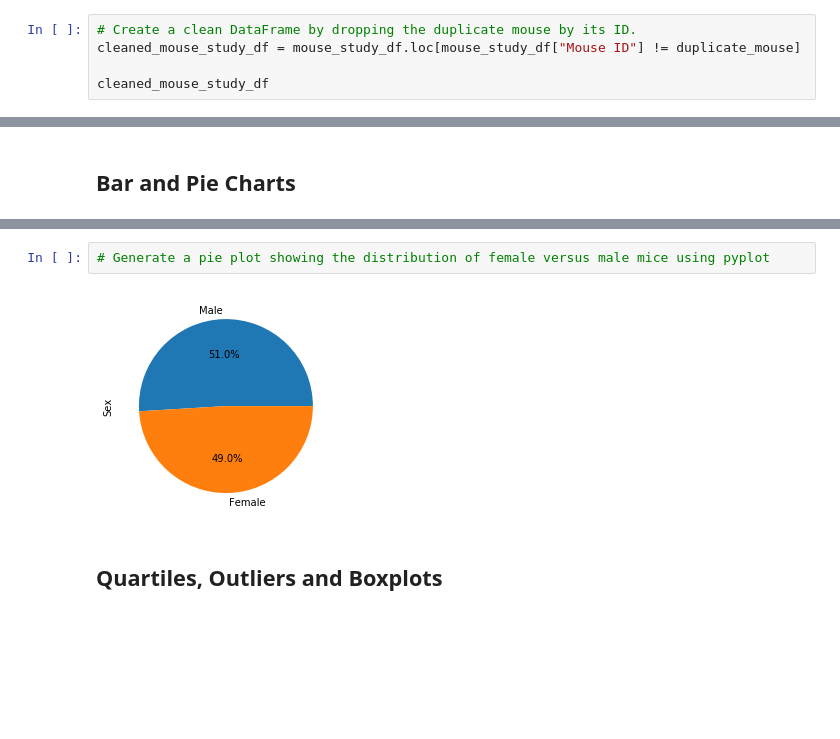
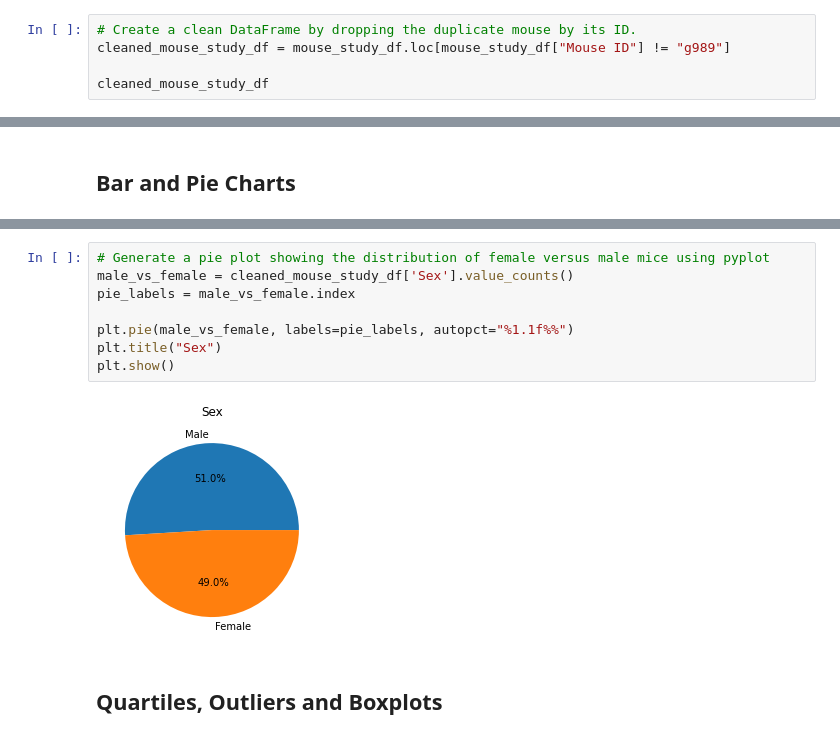
Before and after one commit to atmetz/matplotlib-challenge, a Jupyter notebook: pymaceuticals.ipynb, the cells around one changed output, grey strips where cells are left out. Cells and saved outputs as stored; diff of their text form; blank space fills up the shorter version.

```diff
--- a/pymaceuticals.ipynb
+++ b/pymaceuticals.ipynb
@@ -66,7 +65,7 @@ duplicate_mouse_df.head(15)
 | 1592 | g989 | 35 | 62.570880 | 2 | Propriva | Female | 21 | ... |
 # %%
 # Create a clean DataFrame by dropping the duplicate mouse by its ID.
-cleaned_mouse_study_df = mouse_study_df.loc[mouse_study_df["Mouse ID"] != duplicate_mouse]
+cleaned_mouse_study_df = mouse_study_df.loc[mouse_study_df["Mouse ID"] != "g989"]
 
 cleaned_mouse_study_df
 # %% [output]
@@ -160,8 +183,14 @@ summary_stats_agg_df
 [figure]
 # %%
 # Generate a pie plot showing the distribution of female versus male mice using pyplot
+male_vs_female = cleaned_mouse_study_df['Sex'].value_counts()
+pie_labels = male_vs_female.index
+
+plt.pie(male_vs_female, labels=pie_labels, autopct="%1.1f%%")
+plt.title("Sex")
+plt.show()
 # %% [output]
-[figure, old version]
+[figure, new version]
 # %% [markdown]
 ## Quartiles, Outliers and Boxplots
 # %%
```
Also changed, not shown: parts of 9 cells of this notebook.
